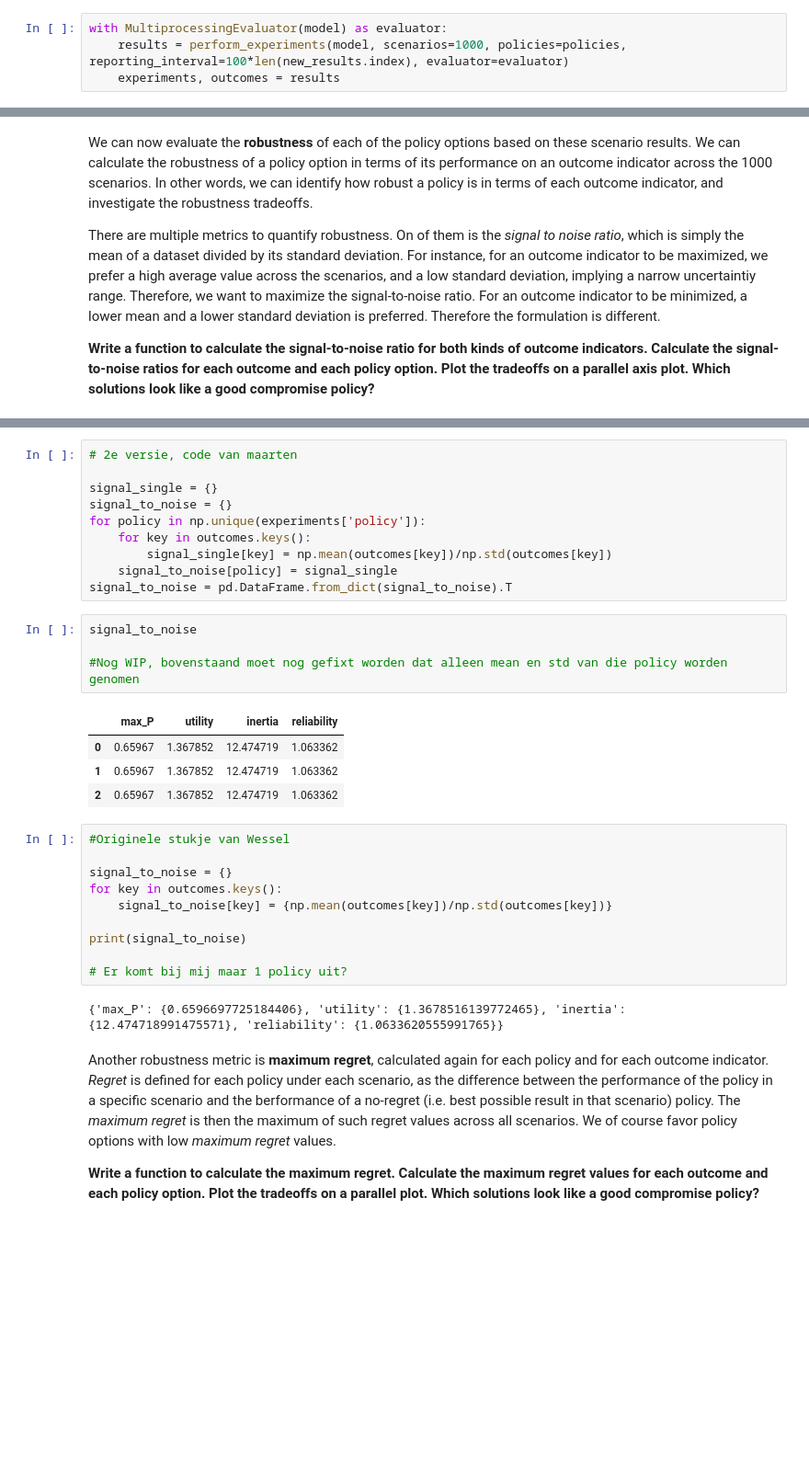
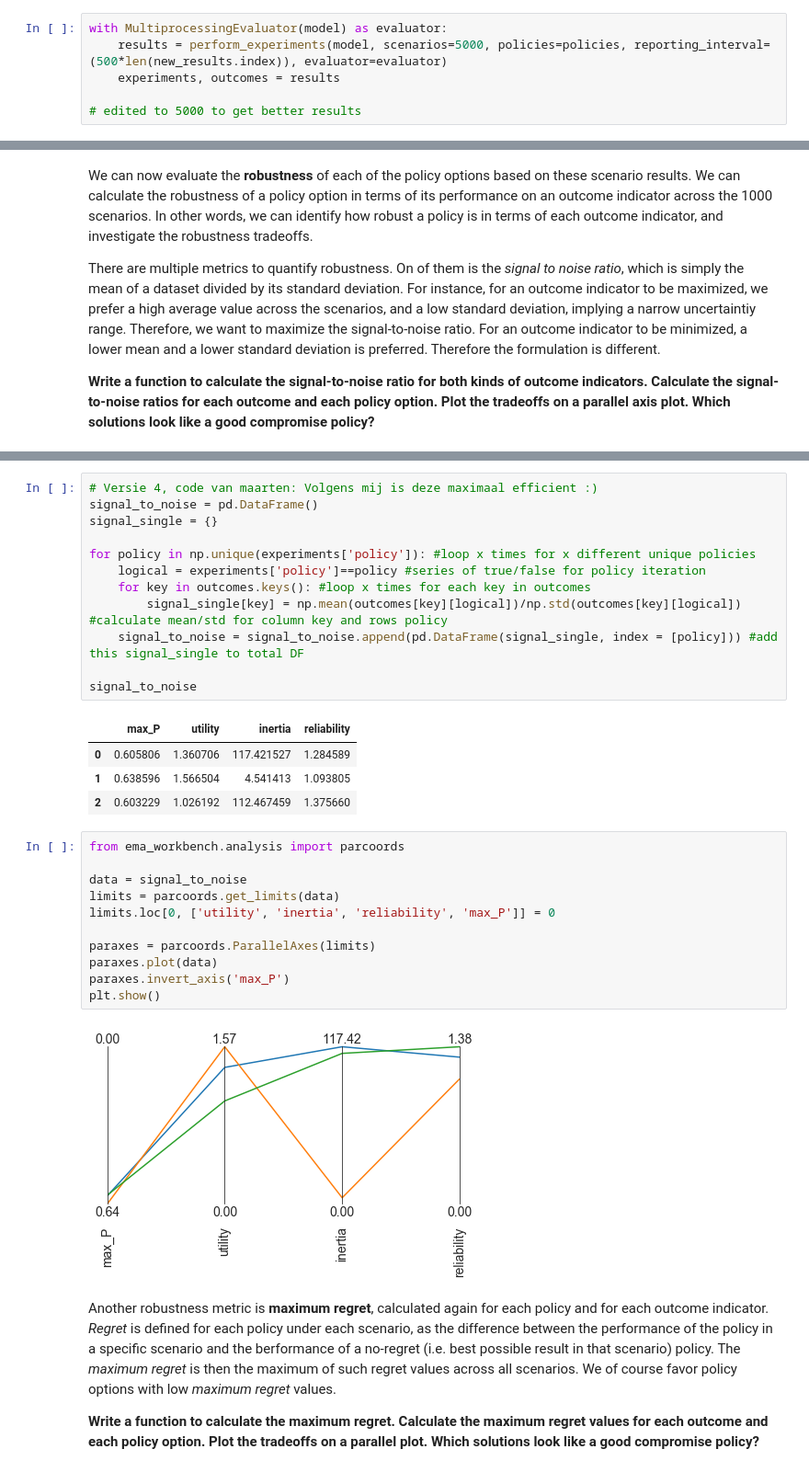
Before and after one commit to oli4oli4/Model-based-decision-making, a Jupyter notebook: Assignments week 5,6/assignment 8 - MORDM_Maarten.ipynb, the cells around one changed output, grey strips where cells are left out. Shown: that part at 92% size. Saved outputs shown, nothing was run; the diff lists cells and outputs as text; blank space fills up the shorter version.

```diff
--- a/Assignments week 5,6/assignment 8 - MORDM_Maarten.ipynb
+++ b/Assignments week 5,6/assignment 8 - MORDM_Maarten.ipynb
@@ -221,7 +221,9 @@ for i, policy in policies_values.iterrows():
 If you want to use ipyparallel, don't forget to start ipcluster.
 # %%
 with MultiprocessingEvaluator(model) as evaluator:
-    results = perform_experiments(model, scenarios=1000, policies=policies, reporting_interval=100*len(new_results.index), evaluator=evaluator)
+    results = perform_experiments(model, scenarios=5000, policies=policies, reporting_interval=(500*len(new_results.index)), evaluator=evaluator)
     experiments, outcomes = results
+
+# edited to 5000 to get better results
 # %% [output]
 [MainProcess/INFO] pool started
@@ -278,34 +300,33 @@ NameError: name 'outcomes' is not defined
 # %%
-# 2e versie, code van maarten
+# Versie 4, code van maarten: Volgens mij is deze maximaal efficient :)
+signal_to_noise = pd.DataFrame()
+signal_single = {}
 
-signal_single = {}
-signal_to_noise = {}
-for policy in np.unique(experiments['policy']):
-    for key in outcomes.keys():
-        signal_single[key] = np.mean(outcomes[key])/np.std(outcomes[key])
-    signal_to_noise[policy] = signal_single
-signal_to_noise = pd.DataFrame.from_dict(signal_to_noise).T
+for policy in np.unique(experiments['policy']): #loop x times for x different unique policies
+    logical = experiments['policy']==policy #series of true/false for policy iteration
+    for key in outcomes.keys(): #loop x times for each key in outcomes
+        signal_single[key] = np.mean(outcomes[key][logical])/np.std(outcomes[key][logical]) #calculate mean/std for column key and rows policy
+    signal_to_noise = signal_to_noise.append(pd.DataFrame(signal_single, index = [policy])) #add this signal_single to total DF
+
+signal_to_noise
+# %% [output]
+|  | max_P | utility | inertia | reliability |
+| 0 | 0.605806 | 1.360706 | 117.421527 | 1.284589 |
+| 1 | 0.638596 | 1.566504 | 4.541413 | 1.093805 |
+| 2 | 0.603229 | 1.026192 | 112.467459 | 1.375660 |
-# %%
-signal_to_noise
-
-#Nog WIP, bovenstaand moet nog gefixt worden dat alleen mean en std van die policy worden genomen
-# %% [output]
-|  | max_P | utility | inertia | reliability |
-| 0 | 0.65967 | 1.367852 | 12.474719 | 1.063362 |
-| 1 | 0.65967 | 1.367852 | 12.474719 | 1.063362 |
-| 2 | 0.65967 | 1.367852 | 12.474719 | 1.063362 |
-# %%
-#Originele stukje van Wessel
-
-signal_to_noise = {}
-for key in outcomes.keys():
-    signal_to_noise[key] = {np.mean(outcomes[key])/np.std(outcomes[key])}
-
-print(signal_to_noise)
-
-# Er komt bij mij maar 1 policy uit?
-# %% [output]
-{'max_P': {0.6596697725184406}, 'utility': {1.3678516139772465}, 'inertia': {12.474718991475571}, 'reliability': {1.0633620555991765}}
+# %%
+from ema_workbench.analysis import parcoords
+
+data = signal_to_noise
+limits = parcoords.get_limits(data)
+limits.loc[0, ['utility', 'inertia', 'reliability', 'max_P']] = 0
+
+paraxes = parcoords.ParallelAxes(limits)
+paraxes.plot(data)
+paraxes.invert_axis('max_P')
+plt.show()
+# %% [output]
+[figure, added]
 # %% [markdown]
 Another robustness metric is **maximum regret**, calculated again for each policy and for each outcome indicator. *Regret* is defined for each policy under each scenario, as the difference between the performance of the policy in a specific scenario and the berformance of a no-regret (i.e. best possible result in that scenario) policy. The *maximum regret*  is then the maximum of such regret values across all scenarios. We of course favor policy options with low *maximum regret* values.
 
```
Also changed, not shown: parts of 19 cells of this notebook, 1 other file.
